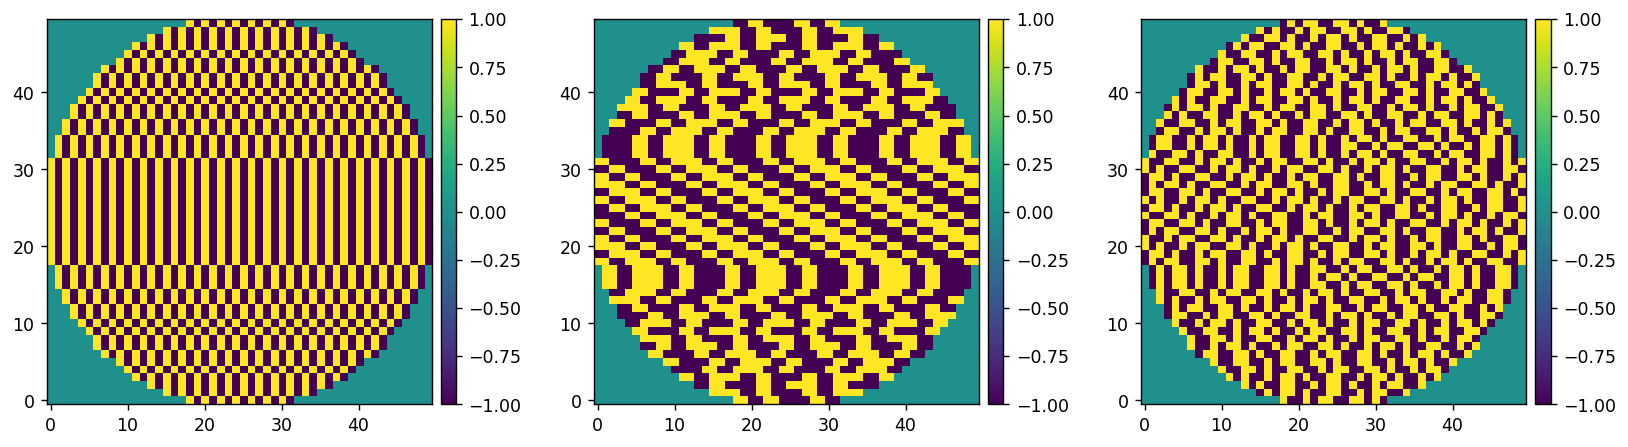
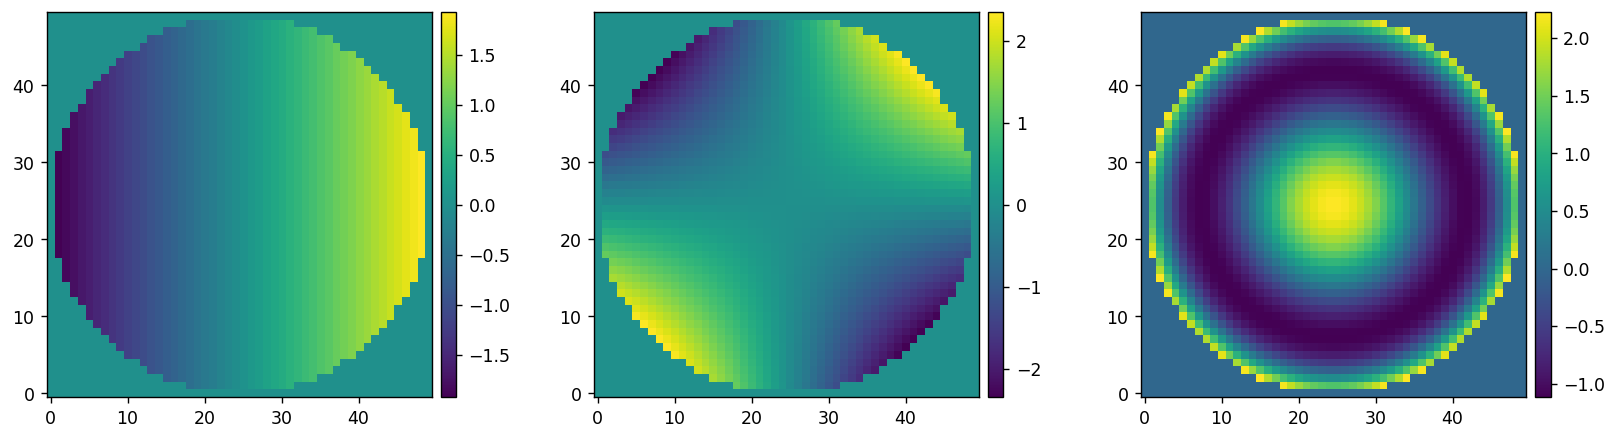
Code edit (unified diff) that turned the first committed figure into the second:
--- before
+++ after
@@ -3,21 +3,24 @@
 reload(utils)
 
-dm_had_modes = dm.create_hadamard_modes(dm_mask, return_np=1)
-utils.imshow([dm_had_modes[1], dm_had_modes[10], dm_had_modes[-1]], cmaps=3*['viridis'])
+Nmodes = 10
 
-# take_im_params.update({
-#     'NFRAMES':50,
-# })
+dm_zer_mask = utils.pad_or_crop(dm.create_mask(Nact=Nact-2, return_np=1), DM_STREAMS[0].shape[0])
+dm_zernike_modes = dm.create_zernike_modes(dm_zer_mask, nmodes=Nmodes, remove_modes=1, return_np=1)
+utils.imshow([dm_zernike_modes[0], dm_zernike_modes[3], dm_zernike_modes[-1]], cmaps=3*['viridis'])
 
-had_rm, had_response_cube = llowfsc.calibrate_dm_modes(
+take_im_params.update({
+    'NFRAMES':20,
+})
+
+zer_rm, zer_response_cube = llowfsc.calibrate_dm_modes(
     take_im_fun,
     take_im_params,
     set_dm_fun,
     set_dm_params,
-    dm_had_modes, 
+    dm_zernike_modes, 
     wfs_mask, 
     amp=2.5e-9, 
     flux_norm_coeff=flux_norm_coeff,
     # include_factor_2=True, 
-    # plot=True,
+    plot=True,
 )

Commit: testing multiprocessing for llowfsc